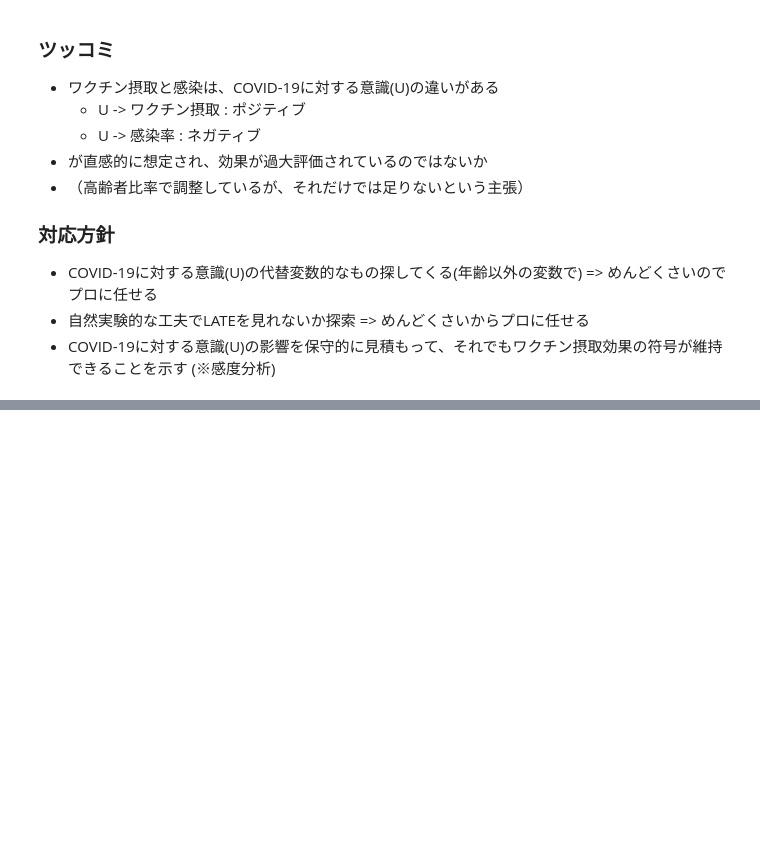
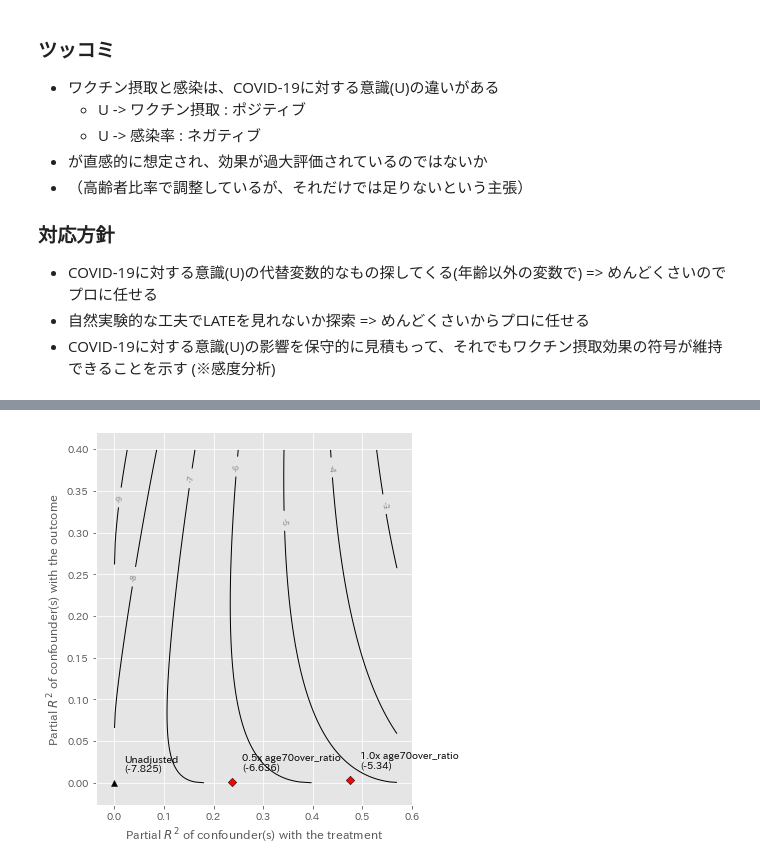
Before and after one commit to MasaAsami/monitoring_for_COVID19_vaccine_intake_rate, a Jupyter notebook: notebooks/monitoring_for_COVID19_vaccine_intake_rate.ipynb, the cells around one changed output, grey strips where cells are left out. Drawn from its saved outputs; the diff is of its cells as text; code cells hidden in the pictures; blank space fills up the shorter version.

```diff
--- a/notebooks/monitoring_for_COVID19_vaccine_intake_rate.ipynb
+++ b/notebooks/monitoring_for_COVID19_vaccine_intake_rate.ipynb
@@ -417,0 +347,4 @@ display(HTML(html_report[0]) )
+# %%
+vaccine_sense.plot(sensitivity_of = 't-value')
+# %% [output]
+[figure, added]
```
Also changed, not shown: parts of 20 cells of this notebook.
